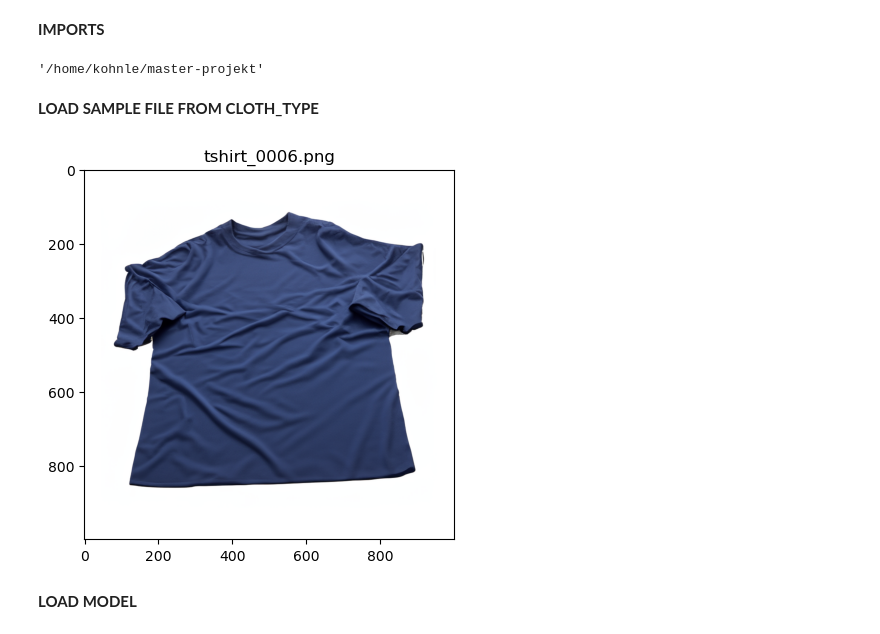
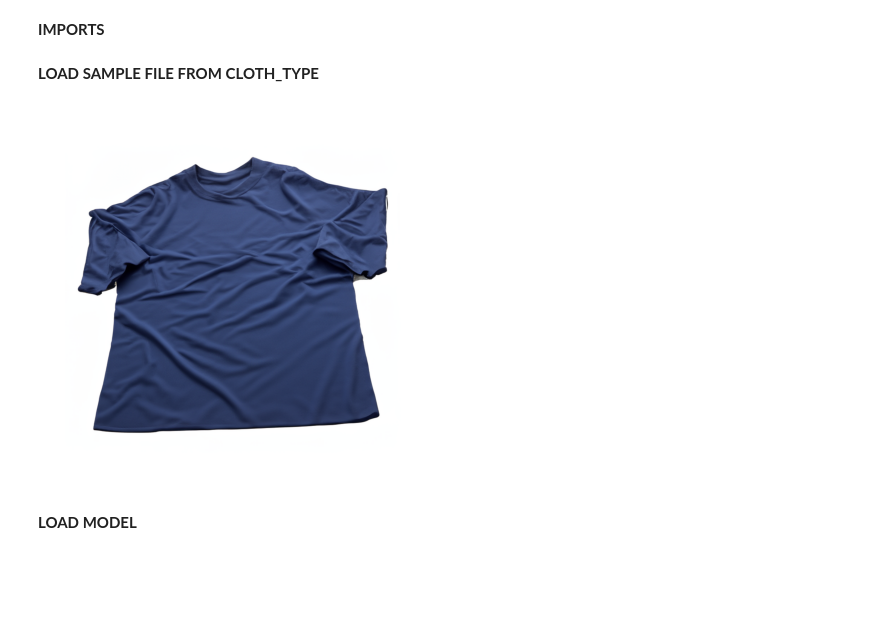
Before and after one commit to kohnmart/master-projekt, a Jupyter notebook: notebooks/pytorch/segformer.ipynb, the cells around one changed output. Saved outputs shown, nothing was run; the diff lists cells and outputs as text; code cells hidden in the pictures; blank space fills up the shorter version.

```diff
--- a/notebooks/pytorch/segformer.ipynb
+++ b/notebooks/pytorch/segformer.ipynb
@@ -17,32 +17,30 @@ from config.path import PathHelper
 from PIL import Image
 import matplotlib.pyplot as plt
 import matplotlib.patches as mpatches
+import matplotlib.image as mpimg
 import numpy as np
 
 from transformers import SegformerImageProcessor, AutoModelForSemanticSegmentation
 import torch.nn as nn
 from torchvision.transforms import ToTensor, ToPILImage
-
-
-os.path.abspath(os.path.join(os.getcwd(), '../..'))
-# %% [output]
-'/home/kohnle/master-projekt'
 # %% [markdown]
 **LOAD SAMPLE FILE FROM CLOTH_TYPE**
 # %%
 path_helper = PathHelper()
 
 file_name = 'tshirt_0006.png'
 
 img_path = path_helper.get_full_cloth_type_path(file_name)
 
-image = Image.open(img_path).convert('RGB')
+# Load the image
+img = mpimg.imread(img_path)
 
-plt.imshow(image)
-plt.title(file_name)
+# Display the image
+plt.imshow(img)
+plt.axis('off')  # Hide axis
 plt.show()
 # %% [output]
-[figure, old version]
+[figure, new version]
 # %% [markdown]
 **LOAD MODEL**
 # %%
```
Also changed, not shown: 10 other files.
